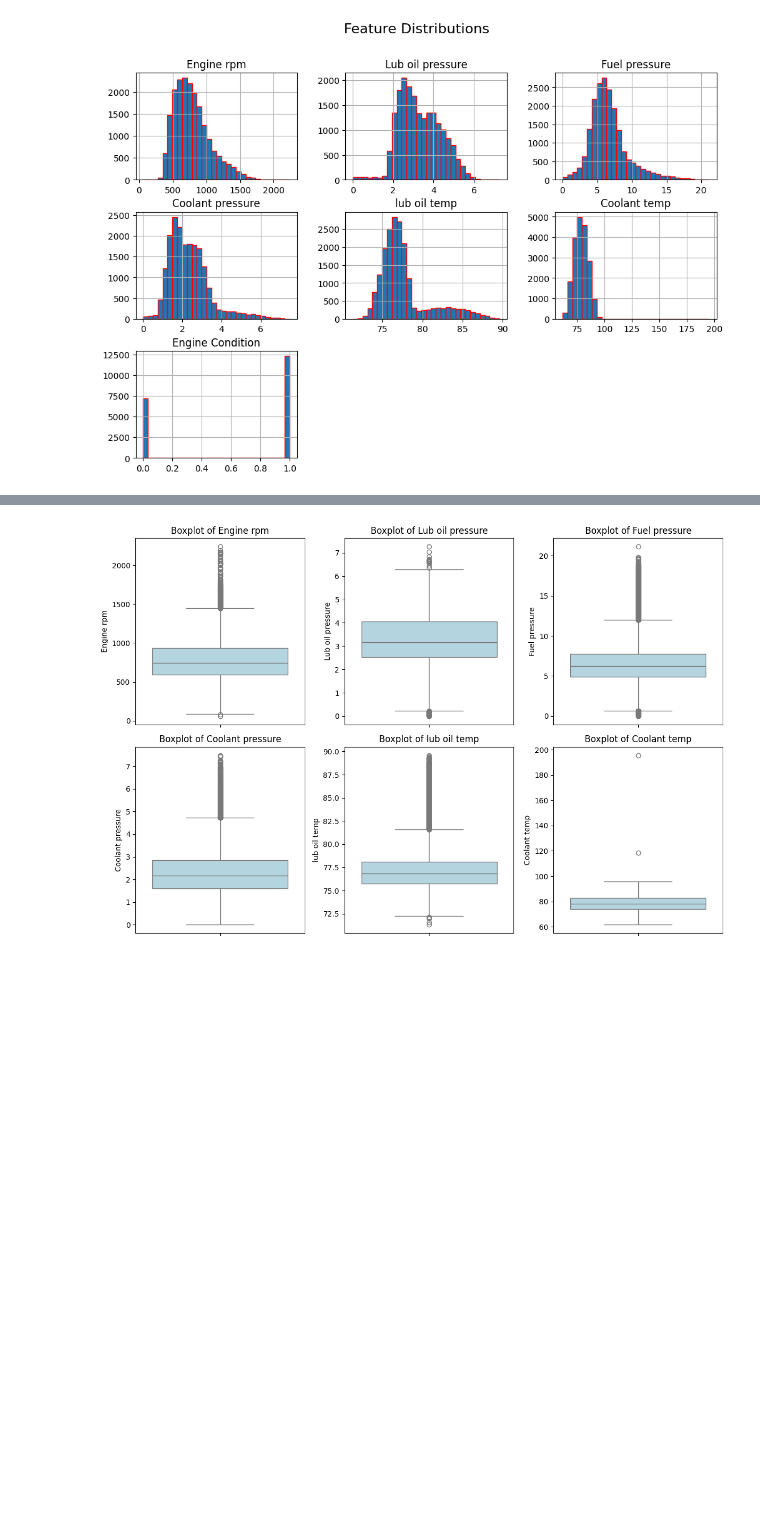
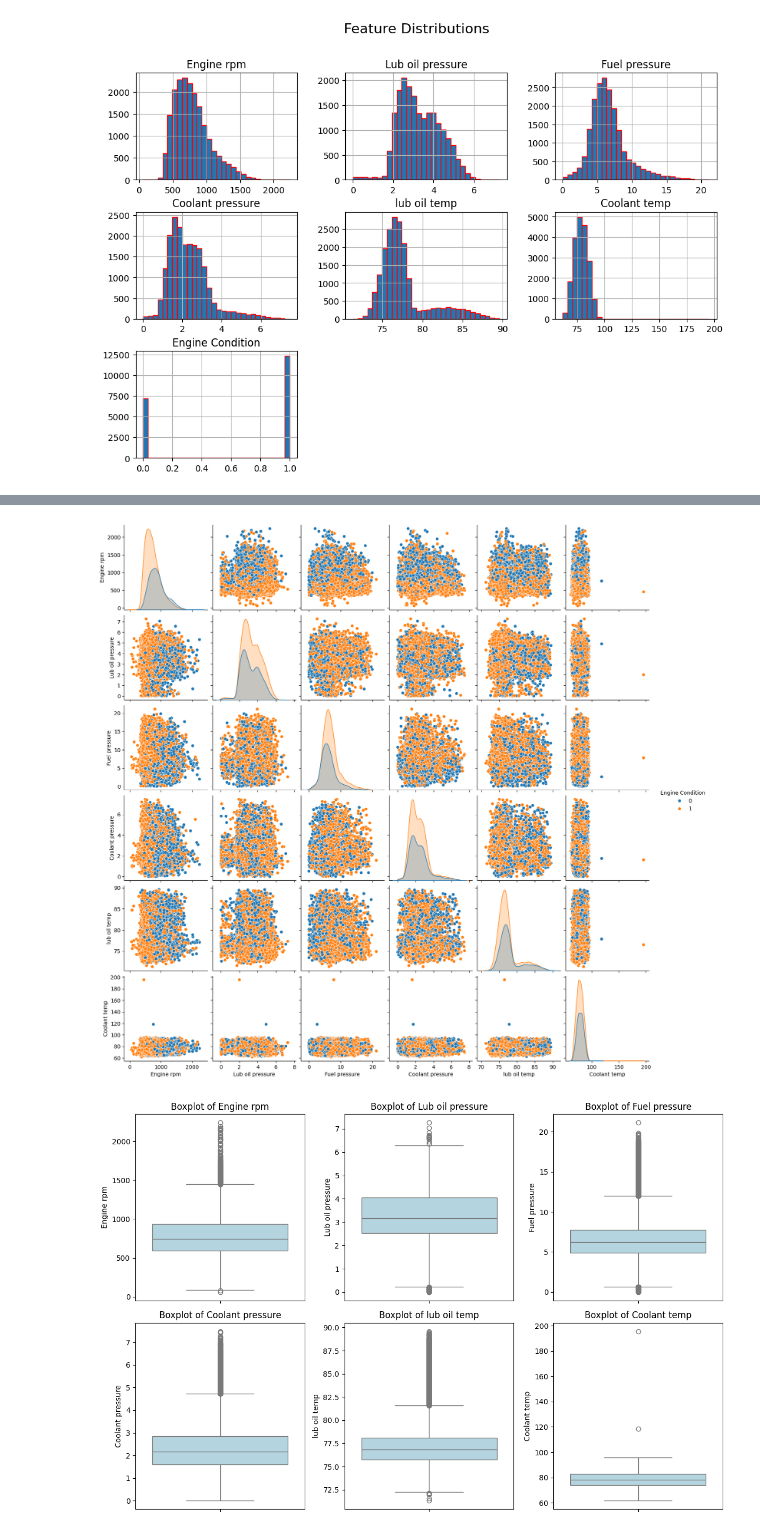
Before and after one commit to LokeshUpputri/Predictive-Maintenance-of-Automotive-Engines, a Jupyter notebook: Project_Automotive_Vehicle.ipynb, the cells around one changed output, grey strips where cells are left out. Cells and saved outputs as stored; diff of their text form; code cells hidden in the pictures; blank space fills up the shorter version.

```diff
--- a/Project_Automotive_Vehicle.ipynb
+++ b/Project_Automotive_Vehicle.ipynb
@@ -127,3 +135,9 @@ plt.show()
+# %%
+# Pairplot
+sns.pairplot(df, hue="Engine Condition")
+plt.show()
+# %% [output]
+[figure, added]
 # %%
 # Boxplots to visualize outliers
 plt.figure(figsize=(12, 8))
```
Also changed, not shown: parts of 65 cells of this notebook.
